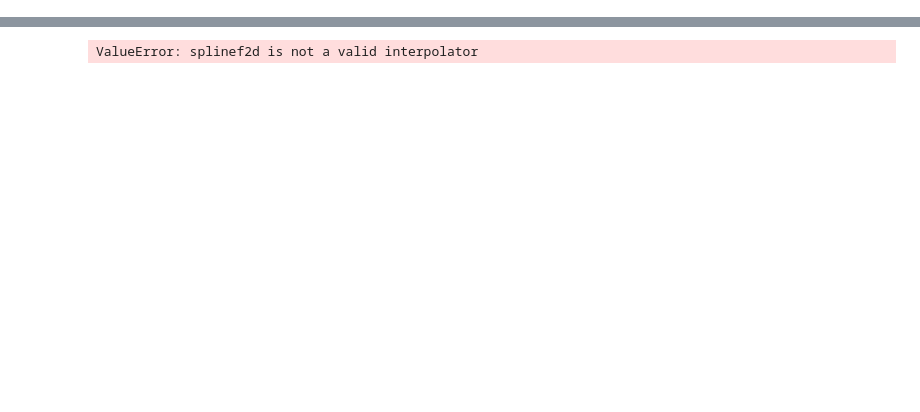
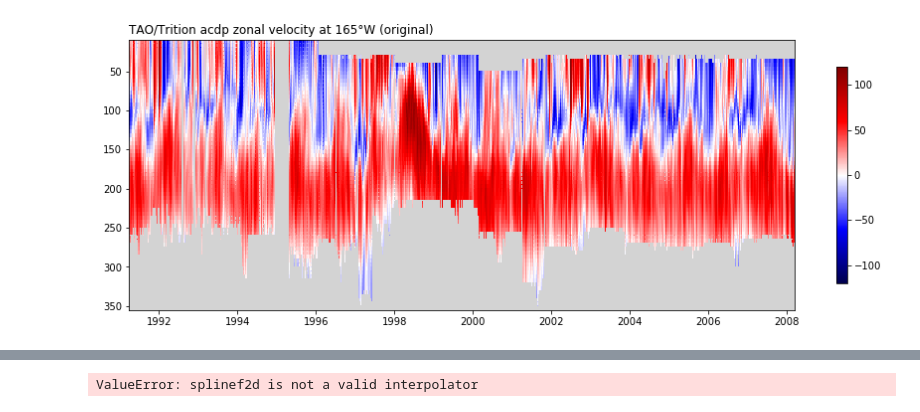
Before and after one commit to stellema/euc_particles, a Jupyter notebook: scripts/tao test.ipynb, the cells around one changed output, grey strips where cells are left out. Cells and saved outputs as stored; diff of their text form; code cells hidden in the pictures; blank space fills up the shorter version.

```diff
--- a/scripts/tao test.ipynb
+++ b/scripts/tao test.ipynb
@@ -1,7 +1,14 @@
 # %%
+import sys
+sys.path.append('/g/data1a/e14/as3189/OFAM/scripts/')
+import gsw
 import numpy as np
 import xarray as xr
+from pathlib import Path
+from scipy import interpolate
+import matplotlib.pyplot as plt
 from main import paths, idx_1d, LAT_DEG, lx
-import gsw
+from matplotlib.colors import LinearSegmentedColormap
 # Path to save figures, save data and OFAM model output.
-fpath, dpath, xpath = paths()
+fpath, dpath, xpath, lpath = paths()
+tpath = Path('/g', 'data', 'e14', 'as3189', 'OFAM', 'TAU')
@@ -43,0 +15,8 @@ df
+# %%
+# dU = xr.open_dataset('/g/data/e14/as3189/OFAM/TAU/adcp0n165e_mon.cdf').sel(lat=0, lon=165, depth=slice(10, 355))
+dU = xr.open_dataset('/g/data/e14/as3189/OFAM/TAU/adcp0n165e_dy.cdf').sel(lat=0, lon=165, depth=slice(10, 355))
+# print(dU.u_1205)
+du = dU.where(dU['u_1205'] != dU.missing_value)
+du_dropped = dU.where(duu['u_1205'] != dU.missing_value, drop=True)
+print(du.u_1205)
+print(du_dropped.depth)
@@ -43,0 +41,23 @@ df
+# %%
+def plot_tao(z, t, u, name, save_name):
+    # basic_cols = ['red', 'white', 'blue']
+    # my_cmap = LinearSegmentedColormap.from_list('mycmap', basic_cols)
+    cmap = plt.cm.seismic
+    cmap.set_bad('lightgrey')
+    fig, ax = plt.subplots(figsize=(15, 5))
+    ax.set_title(name, loc='left')
+    im = ax.pcolormesh(t, z, u, cmap=cmap, vmax=120, vmin=-120)
+    ax.set_ylim(355, 10)
+    plt.colorbar(im, shrink=0.8)
+
+    plt.savefig(fpath.joinpath(save_name))
+    plt.show()
+# %%
+name = 'TAO/Trition acdp zonal velocity at 165°W (original)'
+save_name = 'tao_165w_original.png'
+z = du.depth
+t = du.time
+u = du.u_1205.transpose('depth', 'time')
+plot_tao(z, t, u, name, save_name)
+# %% [output]
+[figure, added]
```
Also changed, not shown: parts of 28 cells of this notebook, 19 other files.
